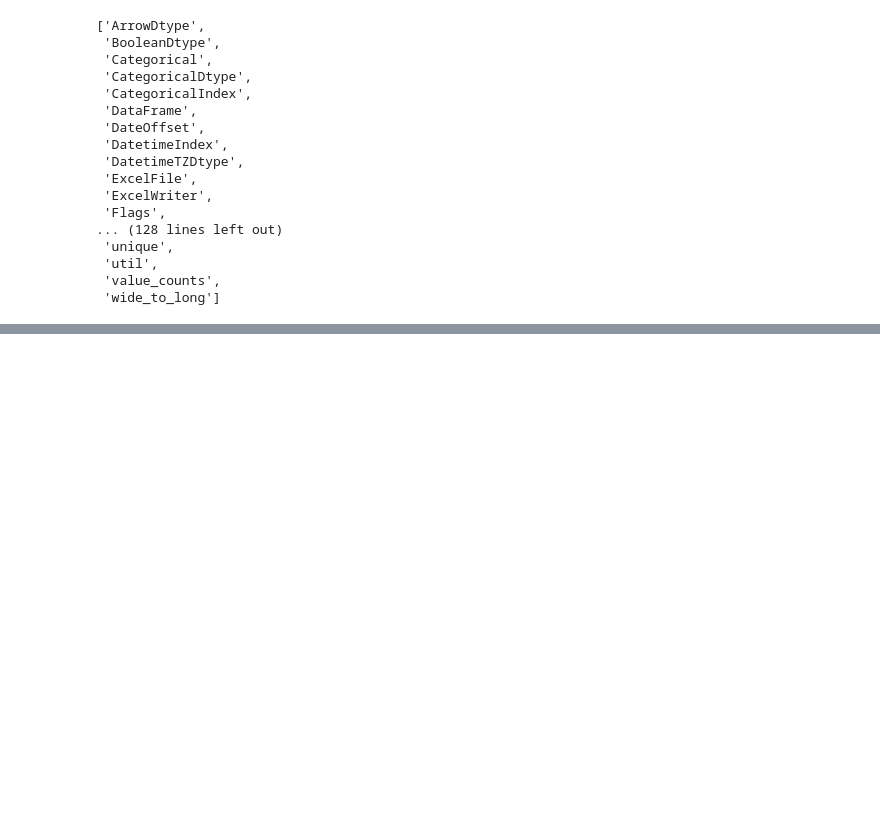
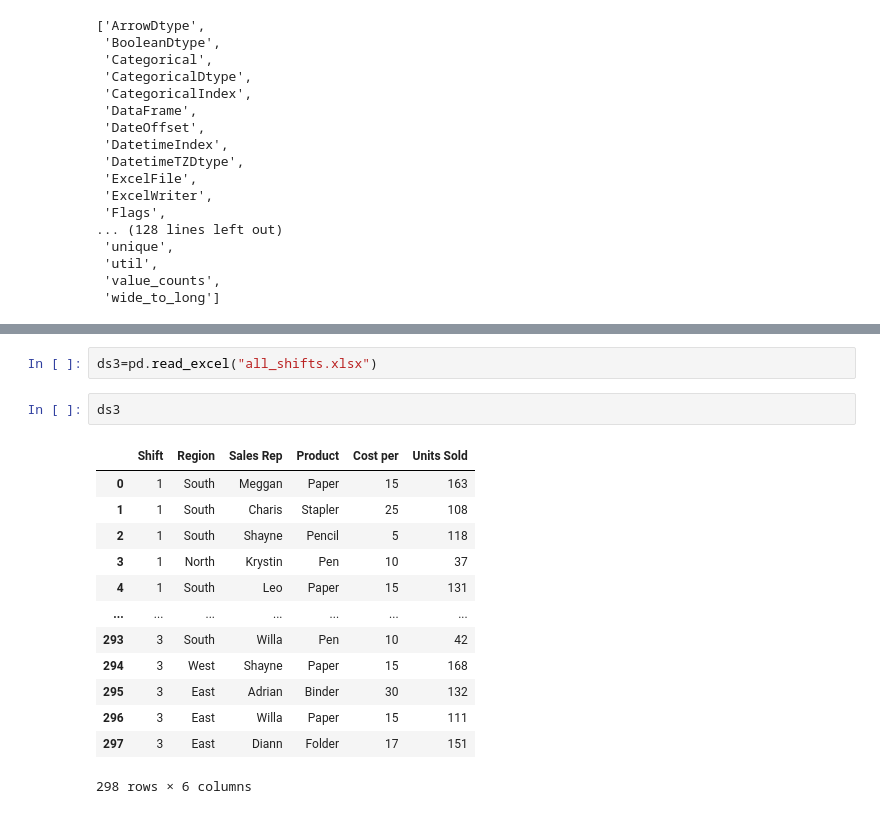
Before and after one commit to partha235/py_data_science, a Jupyter notebook: pandfu.ipynb, the cells around one changed output, grey strips where cells are left out. Cells and saved outputs as stored; diff of their text form; blank space fills up the shorter version.

```diff
--- a/pandfu.ipynb
+++ b/pandfu.ipynb
@@ -45,0 +121,18 @@ dtype: int64
+# %%
+ds3=pd.read_excel("all_shifts.xlsx")
+# %%
+ds3
+# %% [output]
+|  | Shift | Region | Sales Rep | Product | Cost per | Units Sold |
+| 0 | 1 | South | Meggan | Paper | 15 | 163 |
+| 1 | 1 | South | Charis | Stapler | 25 | 108 |
+| 2 | 1 | South | Shayne | Pencil | 5 | 118 |
+| 3 | 1 | North | Krystin | Pen | 10 | 37 |
+| 4 | 1 | South | Leo | Paper | 15 | 131 |
+| ... | ... | ... | ... | ... | ... | ... |
+| 293 | 3 | South | Willa | Pen | 10 | 42 |
+| 294 | 3 | West | Shayne | Paper | 15 | 168 |
+| 295 | 3 | East | Adrian | Binder | 30 | 132 |
+| 296 | 3 | East | Willa | Paper | 15 | 111 |
+| 297 | 3 | East | Diann | Folder | 17 | 151 |
+298 rows × 6 columns
```
Also changed, not shown: parts of 20 cells of this notebook, 2 other files.
